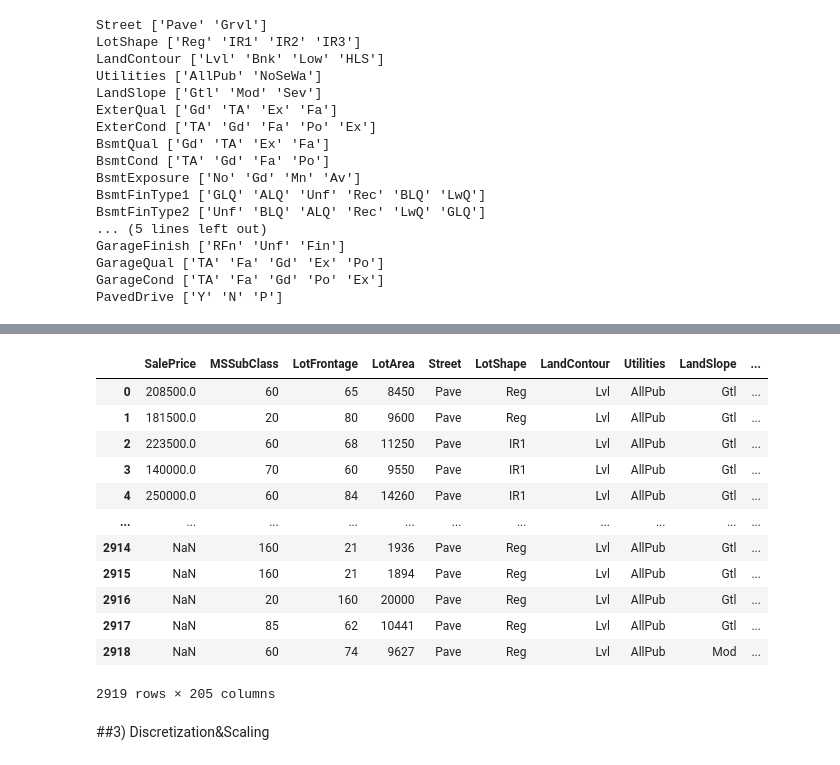
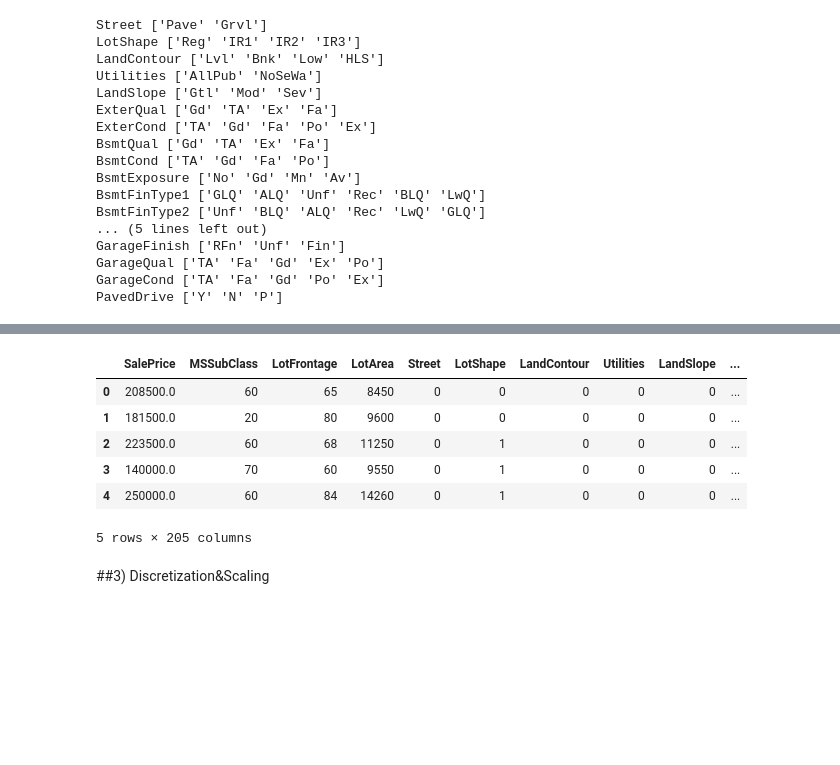
Before and after one commit to DongjunYou/21_1Q_Army, a Jupyter notebook: 4.House/House_Baseline.ipynb, the cells around one changed output, grey strips where cells are left out. Saved outputs shown, nothing was run; the diff lists cells and outputs as text; code cells hidden in the pictures; blank space fills up the shorter version.

```diff
--- a/4.House/House_Baseline.ipynb
+++ b/4.House/House_Baseline.ipynb
@@ -163,23 +163,24 @@ GarageQual ['TA' 'Fa' 'Gd' 'Ex' 'Po']
 GarageCond ['TA' 'Fa' 'Gd' 'Po' 'Ex']
 PavedDrive ['Y' 'N' 'P']
 # %%
-df['Street'].map({'Pave':0,'Grvl':1}) #LabelEncoder is useless
-df['LotShape'].replace(['Reg','IR1','IR2','IR3'],[0,1,2,3])
-df['LandContour'].replace({'Lvl' 'Bnk''HLS''Low' })
-df['LandSlope'].replace({'AllPub' 'NoSeWa'})
-df['ExterQual'].replace({'Gtl' 'Mod' 'Sev'})
-df['ExterCond'].replace({'Ex''Gd''Fa' 'TA' 'Po'})
-df['BsmtQual'].replace({'Ex''Gd''Fa' 'TA'})
-df['BsmtCond'].replace({'Gd''Fa' 'TA' 'Po'})
-df['BsmtExposure'].replace({'Gd''Av''Mn''No' })
-df['BsmtFinType1'].replace({'GLQ' 'ALQ''BLQ''Rec''LwQ''Unf'})
-df['BsmtFinType2'].replace({'GLQ' 'ALQ''BLQ''Rec''LwQ''Unf'})
-df['HeatingQC'].replace({'Ex''Gd''Fa' 'TA' 'Po'})
-df['CentralAir'].replace({'Y' 'N'})
-df['Electrical'].replace({'SBrkr''FuseA' 'FuseF'  'FuseP' 'Mix'})
-df['KitchenQual'].replace({'Gd''Fa' 'TA' 'Po'})
-df['Functional'].replace({'Typ' 'Min1''Min2''Mod' 'Maj1''Maj2' 'Sev'})
-df['GarageFinish'].replace({'Fin''RFn' 'Unf' })
-df['GarageQual'].replace({'Ex''Gd''Fa' 'TA' 'Po'})
-df['GarageCond'].replace({'Ex''Gd''Fa' 'TA' 'Po'})
-df['PavedDrive'].replace({'Y''P' 'N' })
+df['Street']=df['Street'].replace({'Pave':0,'Grvl':1}) #LabelEncoder is useless
+df['LotShape']=df['LotShape'].replace({'Reg':0,'IR1':1,'IR2':2,'IR3':3})
+df['LandContour']=df['LandContour'].replace({'Lvl':0,'Bnk':1,'HLS':2,'Low':3})
+df['Utilities']=df['Utilities'].replace({'AllPub':0,'NoSeWa':1})
+df['LandSlope']=df['LandSlope'].replace({'Gtl':0,'Mod':1,'Sev':2})
+df['ExterQual']=df['ExterQual'].replace({'Ex':0,'Gd':1,'Fa':2,'TA':3})
+df['ExterCond']=df['ExterCond'].replace({'Ex':0,'Gd':1,'Fa':2,'TA':3,'Po':4})
+df['BsmtQual']=df['BsmtQual'].replace({'Ex':0,'Gd':1,'Fa':2,'TA':3})
+df['BsmtCond']=df['BsmtCond'].replace({'Gd':0,'Fa':1,'TA':2,'Po':3})
+df['BsmtExposure']=df['BsmtExposure'].replace({'Gd':0,'Av':1,'Mn':2,'No':3})
+df['BsmtFinType1']=df['BsmtFinType1'].replace({'GLQ':0,'ALQ':1,'BLQ':2,'Rec':3,'LwQ':4,'Unf':5})
+df['BsmtFinType2']=df['BsmtFinType2'].replace({'GLQ':0,'ALQ':1,'BLQ':2,'Rec':3,'LwQ':4,'Unf':5})
+df['HeatingQC']=df['HeatingQC'].replace({'Ex':0,'Gd':1,'Fa':2,'TA':3,'Po':4})
+df['CentralAir']=df['CentralAir'].replace({'Y':0,'N':1})
+df['Electrical']=df['Electrical'].replace({'SBrkr':0,'FuseA':1,'FuseF':2,'FuseP':3,'Mix':4})
+df['KitchenQual']=df['KitchenQual'].replace({'Ex':0,'Gd':1,'Fa':2,'TA':3})
+df['Functional']=df['Functional'].replace({'Typ':0,'Min1':1,'Min2':2,'Mod':3,'Maj1':4,'Maj2':5,'Sev':6})
+df['GarageFinish']=df['GarageFinish'].replace({'Fin':0,'RFn':1,'Unf':2})
+df['GarageQual']=df['GarageQual'].replace({'Ex':0,'Gd':1,'Fa':2,'TA':3,'Po':4})
+df['GarageCond']=df['GarageCond'].replace({'Ex':0,'Gd':1,'Fa':2,'TA':3,'Po':4})
+df['PavedDrive']=df['PavedDrive'].replace({'Y':0,'P':1,'N':2})
@@ -199,16 +187,12 @@ Name: PavedDrive, Length: 2919, dtype: object
 # %%
-pd.get_dummies(df,columns=nominal)  #still room for improvement
+df=pd.get_dummies(df,columns=nominal)  #still room for improvement
-# %% [output]
-|  | SalePrice | MSSubClass | LotFrontage | LotArea | Street | LotShape | LandContour | Utilities | LandSlope | ... |
-| 0 | 208500.0 | 60 | 65 | 8450 | Pave | Reg | Lvl | AllPub | Gtl | ... |
-| 1 | 181500.0 | 20 | 80 | 9600 | Pave | Reg | Lvl | AllPub | Gtl | ... |
-| 2 | 223500.0 | 60 | 68 | 11250 | Pave | IR1 | Lvl | AllPub | Gtl | ... |
-| 3 | 140000.0 | 70 | 60 | 9550 | Pave | IR1 | Lvl | AllPub | Gtl | ... |
-| 4 | 250000.0 | 60 | 84 | 14260 | Pave | IR1 | Lvl | AllPub | Gtl | ... |
-| ... | ... | ... | ... | ... | ... | ... | ... | ... | ... | ... |
-| 2914 | NaN | 160 | 21 | 1936 | Pave | Reg | Lvl | AllPub | Gtl | ... |
-| 2915 | NaN | 160 | 21 | 1894 | Pave | Reg | Lvl | AllPub | Gtl | ... |
-| 2916 | NaN | 20 | 160 | 20000 | Pave | Reg | Lvl | AllPub | Gtl | ... |
-| 2917 | NaN | 85 | 62 | 10441 | Pave | Reg | Lvl | AllPub | Gtl | ... |
-| 2918 | NaN | 60 | 74 | 9627 | Pave | Reg | Lvl | AllPub | Mod | ... |
-2919 rows × 205 columns
+# %%
+df.head()
+# %% [output]
+|  | SalePrice | MSSubClass | LotFrontage | LotArea | Street | LotShape | LandContour | Utilities | LandSlope | ... |
+| 0 | 208500.0 | 60 | 65 | 8450 | 0 | 0 | 0 | 0 | 0 | ... |
+| 1 | 181500.0 | 20 | 80 | 9600 | 0 | 0 | 0 | 0 | 0 | ... |
+| 2 | 223500.0 | 60 | 68 | 11250 | 0 | 1 | 0 | 0 | 0 | ... |
+| 3 | 140000.0 | 70 | 60 | 9550 | 0 | 1 | 0 | 0 | 0 | ... |
+| 4 | 250000.0 | 60 | 84 | 14260 | 0 | 1 | 0 | 0 | 0 | ... |
+5 rows × 205 columns
```
Also changed, not shown: parts of 6 cells of this notebook.
